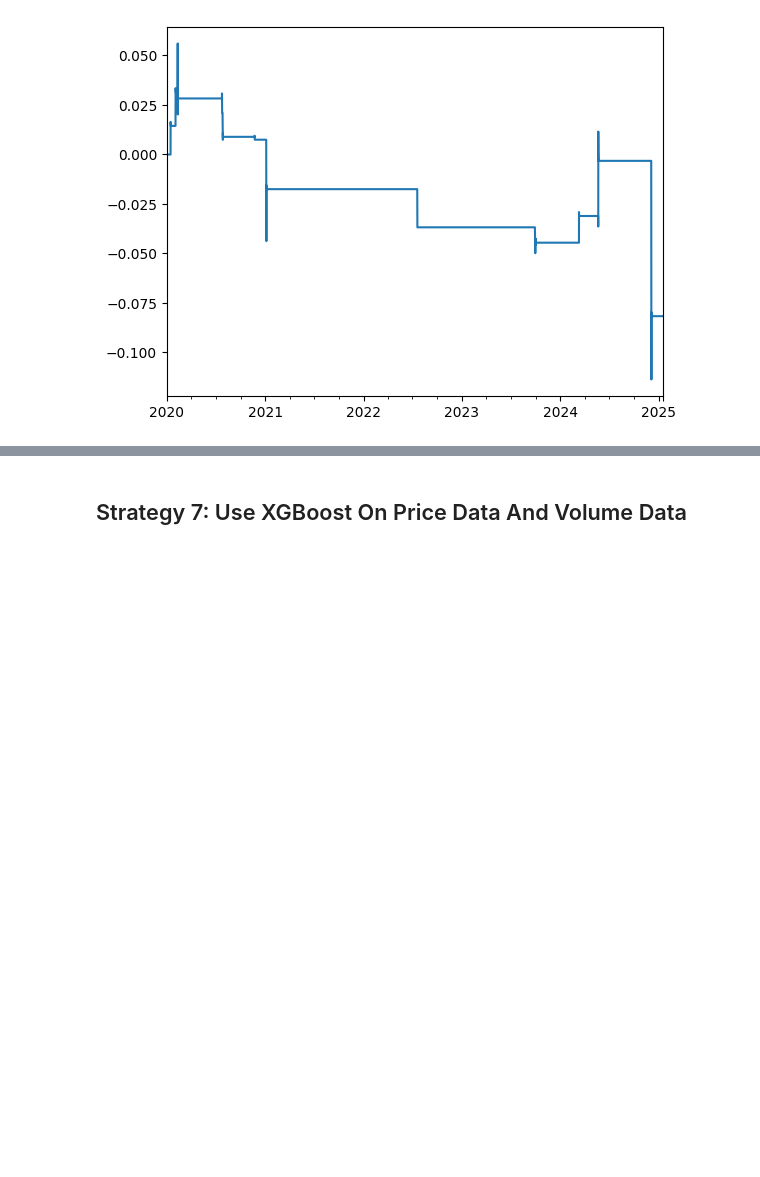
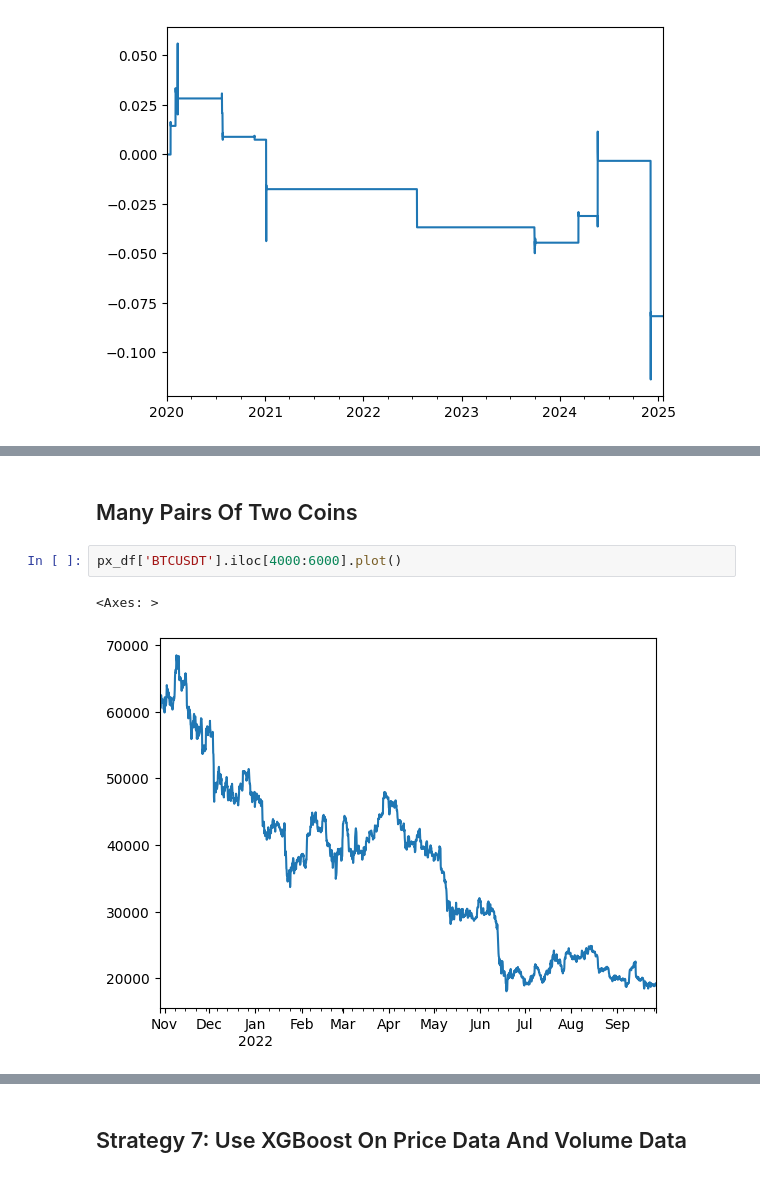
Before and after one commit to wbchristerson/jn-learning, a Jupyter notebook: cryptocurrency_stat_arb.ipynb, the cells around one changed output, grey strips where cells are left out. Cells and saved outputs as stored; diff of their text form; blank space fills up the shorter version.

```diff
--- a/cryptocurrency_stat_arb.ipynb
+++ b/cryptocurrency_stat_arb.ipynb
@@ -1981,0 +1989,7 @@ eth_bnb_no_rebal_net_returns.mean() / eth_bnb_no_rebal_net_returns.std() * np.sq
+# %% [markdown]
+## Many Pairs Of Two Coins
+# %%
+px_df['BTCUSDT'].iloc[4000:6000].plot()
+# %% [output]
+<Axes: >
+[figure, added]
```
Also changed, not shown: parts of 92 cells of this notebook, 1 other file.
